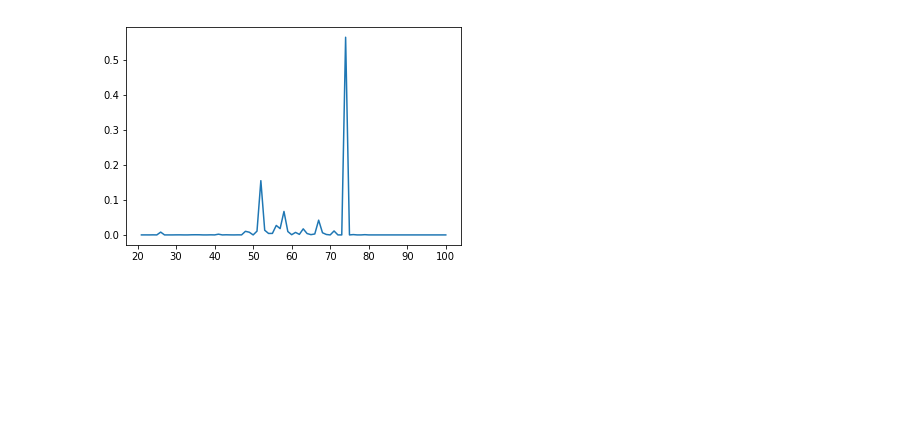
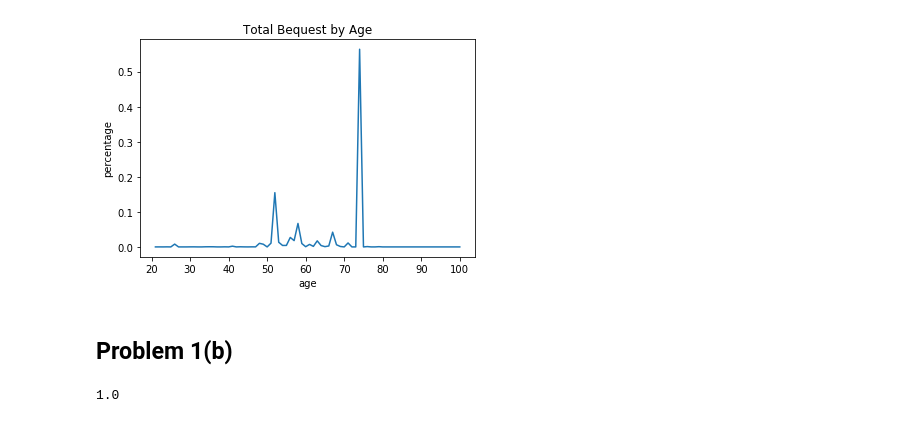
Before and after one commit to rickecon/OGcourse_F17, a Jupyter notebook: Students/Sophia/ps6/ps6.ipynb, the cells around one changed output. Saved outputs shown, nothing was run; the diff lists cells and outputs as text; code cells hidden in the pictures; blank space fills up the shorter version.

```diff
--- a/Students/Sophia/ps6/ps6.ipynb
+++ b/Students/Sophia/ps6/ps6.ipynb
@@ -46,6 +51,11 @@ for i in range(21, 101):
 bq_tot /= bq_tot.sum()
 # %%
 plt.plot(np.arange(21, 101), bq_tot)
+plt.title("Total Bequest by Age")
+plt.xlabel("age")
+plt.ylabel("percentage")
 plt.show()
 # %% [output]
-[figure, old version]
+[figure, new version]
+# %% [markdown]
+## Problem 1(b)
@@ -51,0 +70,11 @@ plt.show()
+# %%
+bq_tot_1 = np.zeros((80, 4))
+for i in range(21, 101):
+    for j in range(1, 5):
+        bq_tot_1[i - 21, j - 1] = df.loc[(df['X8022'] == i) & (df['inc_group'] == j), 'X5804'].sum() + \
+                                df.loc[(df['X8022'] == i) & (df['inc_group'] == j), 'X5809'].sum() + \
+                                df.loc[(df['X8022'] == i) & (df['inc_group'] == j), 'X5814'].sum()
+bq_tot_1 /= bq_tot_1.sum()
+print(bq_tot_1.sum())
+# %% [output]
+1.0
```
Also changed, not shown: parts of 14 cells of this notebook.
